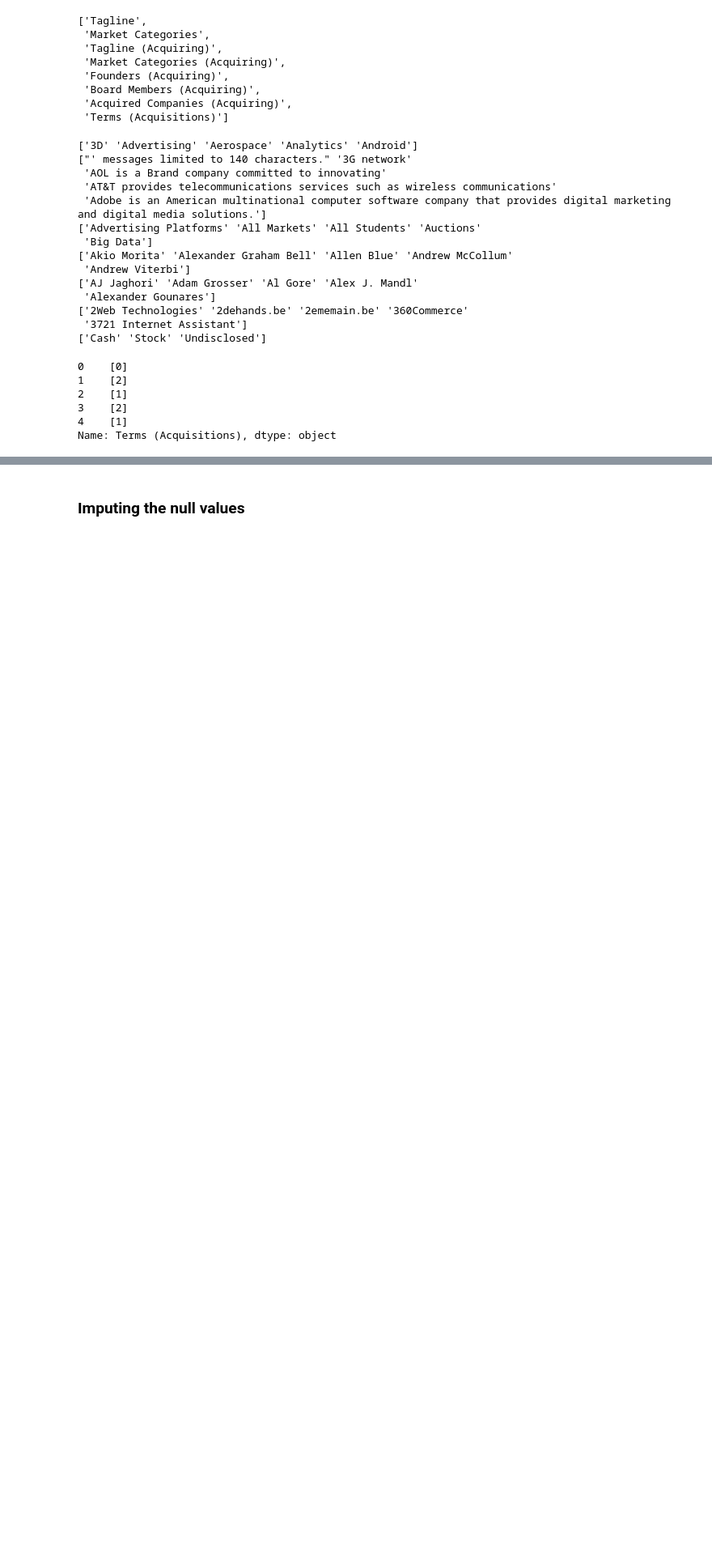
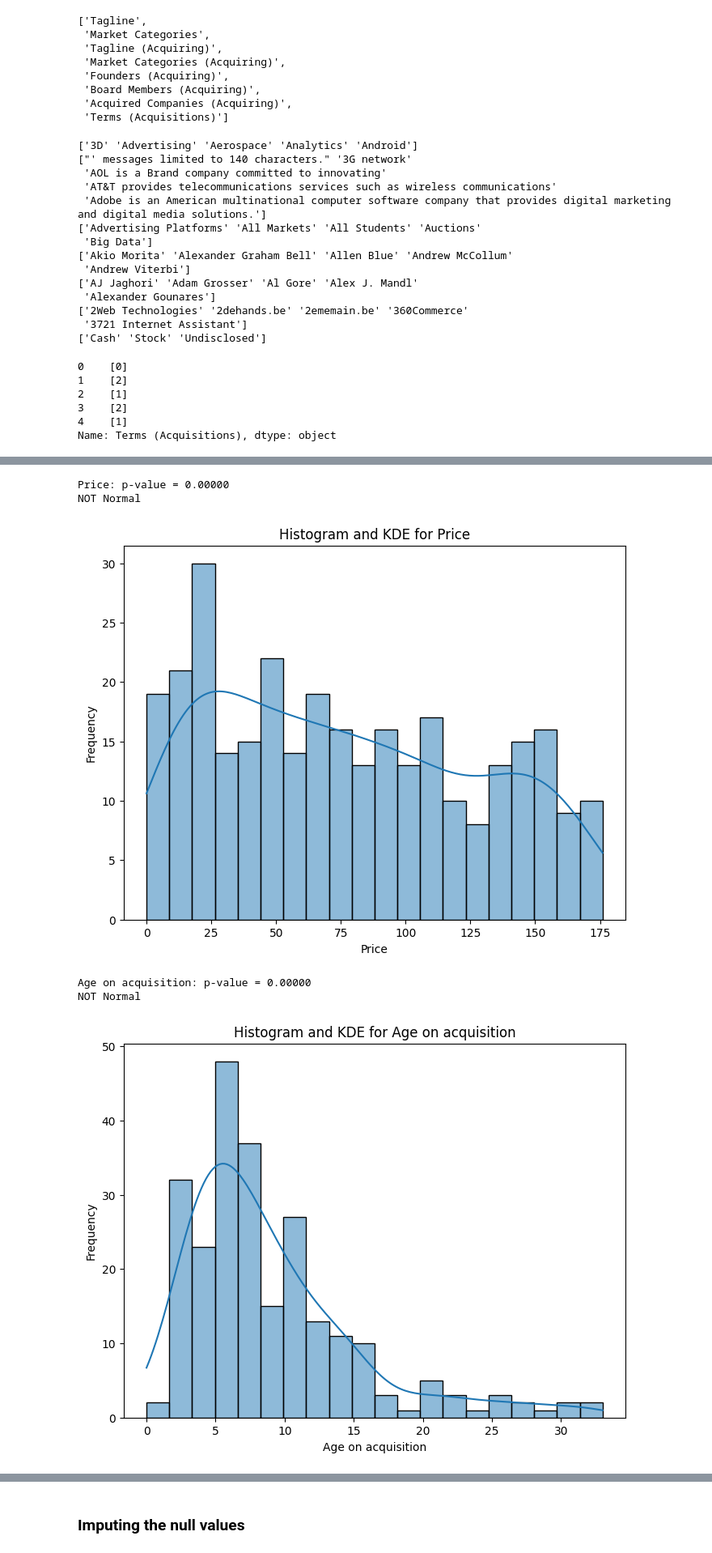
Before and after one commit to Omar-Elhakim/TechCompaniesPricePrediction, a Jupyter notebook: main.ipynb, the cells around one changed output, grey strips where cells are left out. Shown at 81% size. Saved outputs shown, nothing was run; the diff lists cells and outputs as text; code cells hidden in the pictures; blank space fills up the shorter version.

```diff
--- a/main.ipynb
+++ b/main.ipynb
@@ -550,3 +585,9 @@ for j, row1 in founders.iterrows():
+# %%
+df['Country (HQ)'] = df['Country (HQ)'].replace('United Stats of AMerica', 'United States')
+# %%
+counts = df['Country (HQ)'].value_counts()
+rare_countries = counts[counts < 3].index
+df['Country (HQ)'] = df['Country (HQ)'].replace(rare_countries, 'Other')
 # %% [markdown]
 ### Spliting each multi-valued category to an array of categories
 # %%
@@ -670,0 +728,29 @@ Name: 0, dtype: object
+# %%
+numeric_cols = [
+    'Price',
+    'Age on acquisition',
+    'Number of Employees (Acquiring)',
+    'Total Funding ($) (Acquiring)',
+    'Number of Acquisitions (Acquiring)',
+]
+for col in numeric_cols:
+    stat, p = shapiro(df[col].dropna())
+    print(f"{col}: p-value = {p:.5f}")
+    if p > 0.05:
+        print(" Normal \n")
+    else:
+        print("NOT Normal \n")
+
+    plt.figure(figsize=(8, 6))
+    sns.histplot(df[col].dropna(), kde=True, bins=20)
+    plt.title(f"Histogram and KDE for {col}")
+    plt.xlabel(col)
+    plt.ylabel('Frequency')
+    plt.show()
+# %% [output]
+Price: p-value = 0.00000
+NOT Normal
+[figure, added]
+Age on acquisition: p-value = 0.00000
+NOT Normal
+[figure, added]
```
Also changed, not shown: parts of 24 cells of this notebook.
